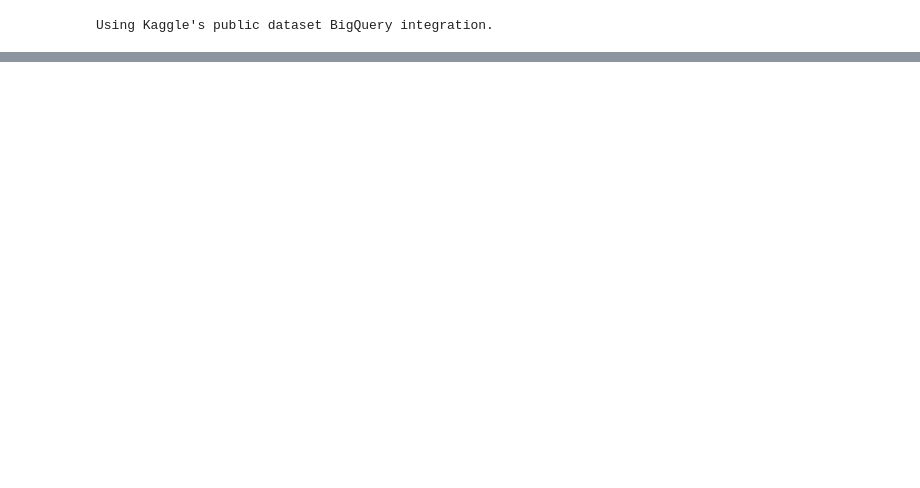
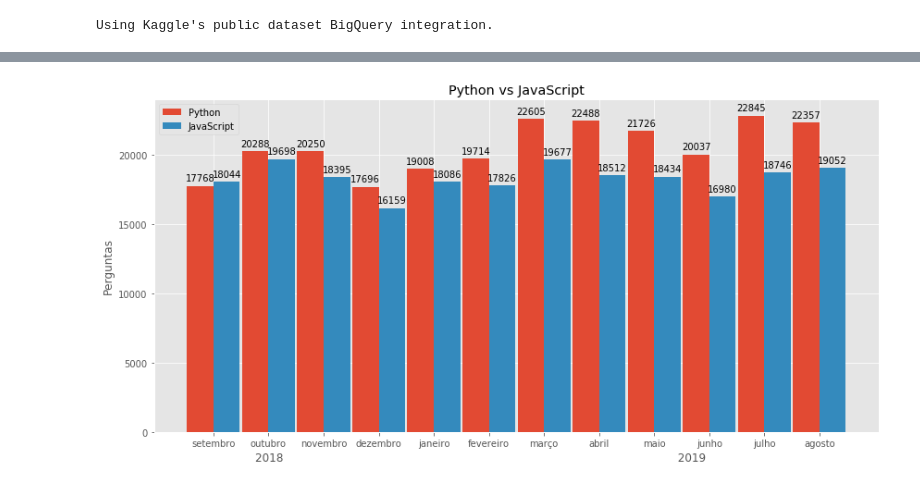
Before and after one commit to LuisHenrique01/notebooks-data-science, a Jupyter notebook: linguagens.ipynb, the cells around one changed output, grey strips where cells are left out. Saved outputs shown, nothing was run; the diff lists cells and outputs as text; code cells hidden in the pictures; blank space fills up the shorter version.

```diff
--- a/linguagens.ipynb
+++ b/linguagens.ipynb
@@ -240,0 +91,3 @@ plt.show()
+# %%
+dt_javascript = pd.DataFrame(dicionario_linguagem('javascript'))
+dt_javascript.head()
@@ -240,0 +186,31 @@ plt.show()
+# %%
+def numero_em_cima(rects, ax):
+    for rect in rects:
+        height = rect.get_height()
+        ax.annotate('{}'.format(height),
+                    xy=(rect.get_x() + rect.get_width() / 2, height),
+                    xytext=(0, 3),
+                    textcoords="offset points",
+                    ha='center', va='bottom')
+x = np.arange(len(dt_python['mes']))
+width = 0.48
+
+fig, ax = plt.subplots()
+rects1 = ax.bar(x - width/2, dt_python['perguntas'], width, label='Python')
+rects2 = ax.bar(x + width/2, dt_javascript['perguntas'], width, label='JavaScript')
+
+ax.set_ylabel('Perguntas')
+ax.set_title('Python vs JavaScript')
+ax.set_xlabel('2018%s2019%s'%(' '*110, ' '*20))
+ax.set_xticks(x)
+ax.set_xticklabels(dt_python['mes'])
+ax.legend()
+
+numero_em_cima(rects1, ax)
+numero_em_cima(rects2, ax)
+
+fig.tight_layout()
+#plt.savefig("PVSJS.png")
+plt.show()
+# %% [output]
+[figure, added]
```
Also changed, not shown: parts of 47 cells of this notebook.
